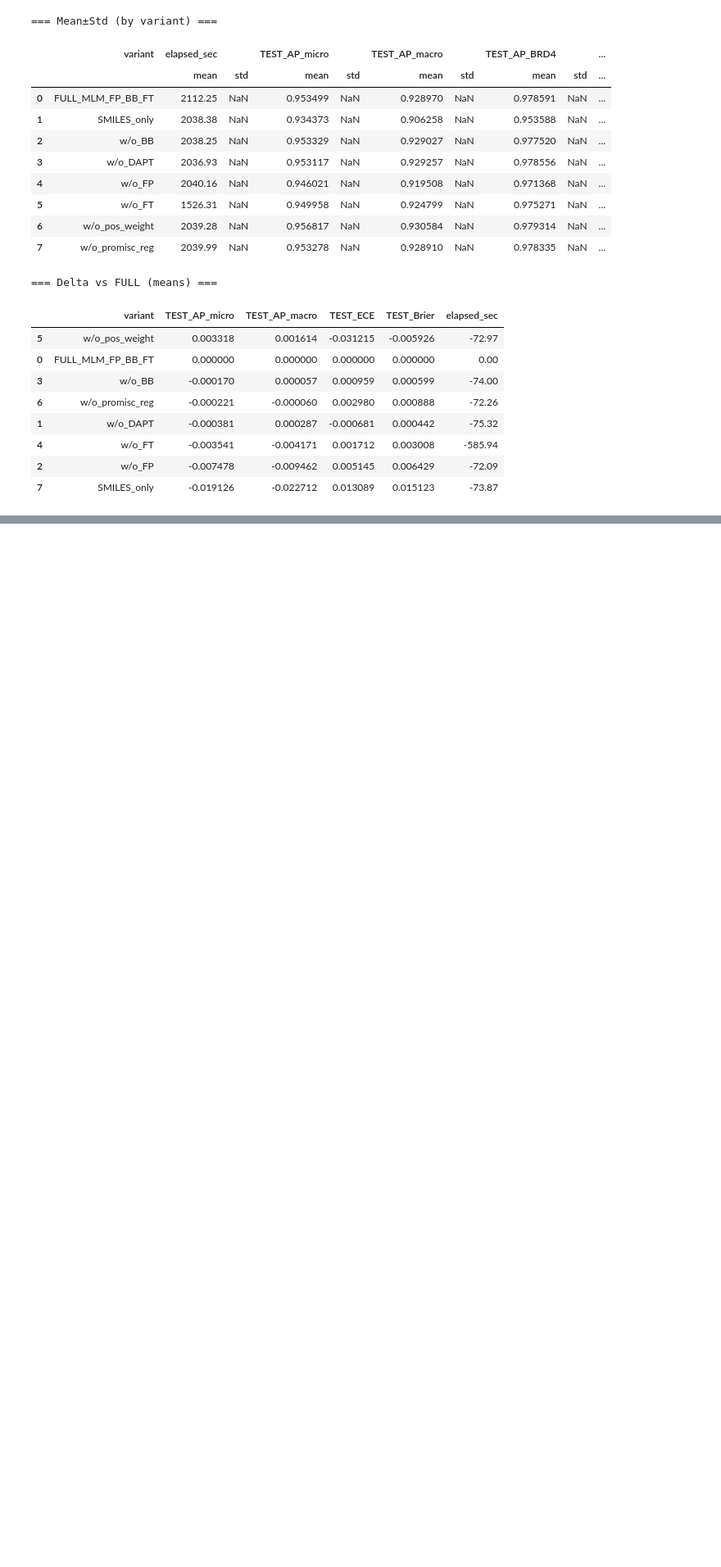
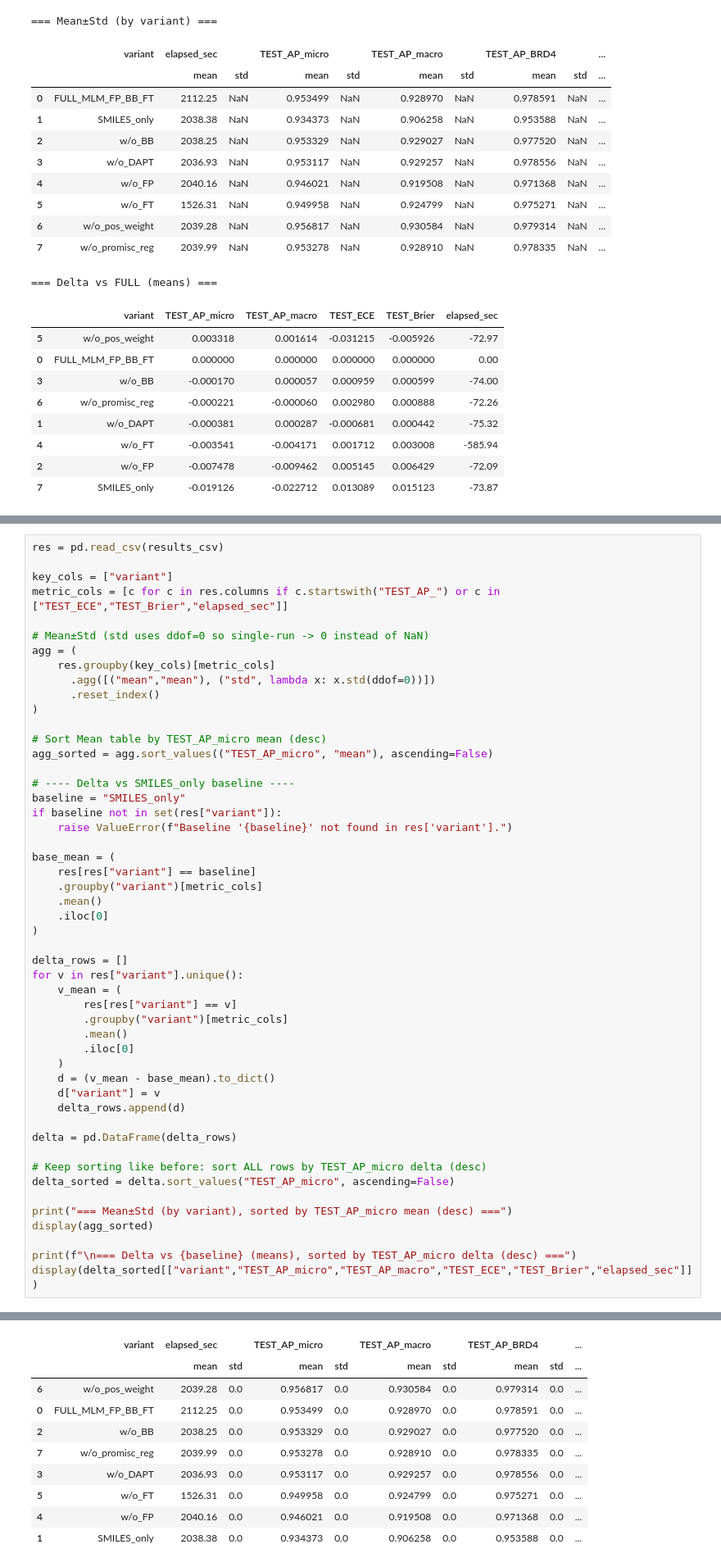
Before and after one commit to NameLibber/BELKA_BERT, a Jupyter notebook: BELKA_BERT-Ablation_Redesign.ipynb, the cells around one changed output, grey strips where cells are left out. Shown at 82% size. Drawn from its saved outputs; the diff is of its cells as text; blank space fills up the shorter version.

```diff
--- a/BELKA_BERT-Ablation_Redesign.ipynb
+++ b/BELKA_BERT-Ablation_Redesign.ipynb
@@ -1090,0 +1033,51 @@ display(delta_sorted[["variant","TEST_AP_micro","TEST_AP_macro","TEST_ECE","TEST
+# %%
+res = pd.read_csv(results_csv)
+
+key_cols = ["variant"]
+metric_cols = [c for c in res.columns if c.startswith("TEST_AP_") or c in ["TEST_ECE","TEST_Brier","elapsed_sec"]]
+
+# Mean±Std (std uses ddof=0 so single-run -> 0 instead of NaN)
+agg = (
+    res.groupby(key_cols)[metric_cols]
+      .agg([("mean","mean"), ("std", lambda x: x.std(ddof=0))])
+      .reset_index()
+)
+
+# Sort Mean table by TEST_AP_micro mean (desc)
+agg_sorted = agg.sort_values(("TEST_AP_micro", "mean"), ascending=False)
+
+# ---- Delta vs SMILES_only baseline ----
+baseline = "SMILES_only"
+if baseline not in set(res["variant"]):
+    raise ValueError(f"Baseline '{baseline}' not found in res['variant'].")
+
+base_mean = (
+    res[res["variant"] == baseline]
+    .groupby("variant")[metric_cols]
+    .mean()
+    .iloc[0]
+)
+
+delta_rows = []
+for v in res["variant"].unique():
+    v_mean = (
+        res[res["variant"] == v]
+        .groupby("variant")[metric_cols]
+        .mean()
+        .iloc[0]
+    )
+    d = (v_mean - base_mean).to_dict()
+    d["variant"] = v
+    delta_rows.append(d)
+
+delta = pd.DataFrame(delta_rows)
+
+# Keep sorting like before: sort ALL rows by TEST_AP_micro delta (desc)
+delta_sorted = delta.sort_values("TEST_AP_micro", ascending=False)
+
+print("=== Mean±Std (by variant), sorted by TEST_AP_micro mean (desc) ===")
+display(agg_sorted)
+
+print(f"\n=== Delta vs {baseline} (means), sorted by TEST_AP_micro delta (desc) ===")
+display(delta_sorted[["variant","TEST_AP_micro","TEST_AP_macro","TEST_ECE","TEST_Brier","elapsed_sec"]])
+# %% [output]
@@ -1090,0 +1085,10 @@ display(delta_sorted[["variant","TEST_AP_micro","TEST_AP_macro","TEST_ECE","TEST
+|  | variant | elapsed_sec |  | TEST_AP_micro |  | TEST_AP_macro |  | TEST_AP_BRD4 |  | ... |
+|  |  | mean | std | mean | std | mean | std | mean | std | ... |
+| 6 | w/o_pos_weight | 2039.28 | 0.0 | 0.956817 | 0.0 | 0.930584 | 0.0 | 0.979314 | 0.0 | ... |
+| 0 | FULL_MLM_FP_BB_FT | 2112.25 | 0.0 | 0.953499 | 0.0 | 0.928970 | 0.0 | 0.978591 | 0.0 | ... |
+| 2 | w/o_BB | 2038.25 | 0.0 | 0.953329 | 0.0 | 0.929027 | 0.0 | 0.977520 | 0.0 | ... |
+| 7 | w/o_promisc_reg | 2039.99 | 0.0 | 0.953278 | 0.0 | 0.928910 | 0.0 | 0.978335 | 0.0 | ... |
+| 3 | w/o_DAPT | 2036.93 | 0.0 | 0.953117 | 0.0 | 0.929257 | 0.0 | 0.978556 | 0.0 | ... |
+| 5 | w/o_FT | 1526.31 | 0.0 | 0.949958 | 0.0 | 0.924799 | 0.0 | 0.975271 | 0.0 | ... |
+| 4 | w/o_FP | 2040.16 | 0.0 | 0.946021 | 0.0 | 0.919508 | 0.0 | 0.971368 | 0.0 | ... |
+| 1 | SMILES_only | 2038.38 | 0.0 | 0.934373 | 0.0 | 0.906258 | 0.0 | 0.953588 | 0.0 | ... |
```
Also changed, not shown: parts of 2 cells of this notebook.
